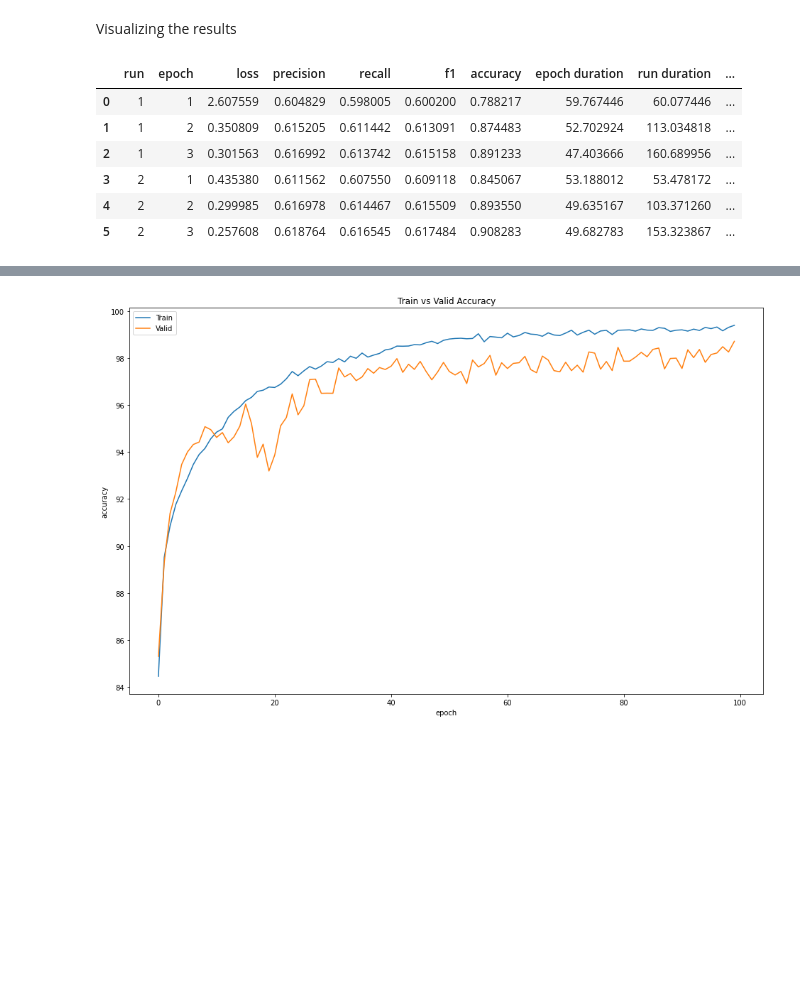
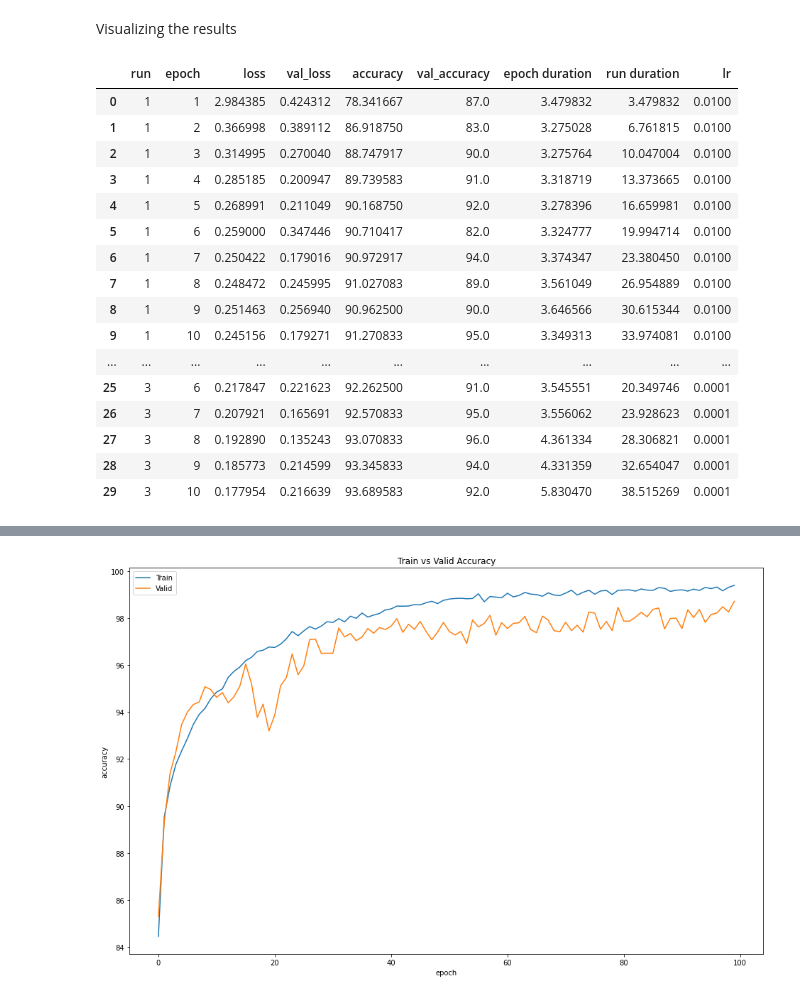
Before and after one commit to NUS-CS3244-AY2122S1-T42-Project/FashionMNIST, a Jupyter notebook: cNN_hyperparams.ipynb, the cells around one changed output, grey strips where cells are left out. Saved outputs shown, nothing was run; the diff lists cells and outputs as text; code cells hidden in the pictures; blank space fills up the shorter version.

```diff
--- a/cNN_tensorboard.ipynb
+++ b/cNN_hyperparams.ipynb
@@ -72,0 +71,12 @@ test_loader = DataLoader(train_set, batch_size=100)
+# %%
+# splitting into train and val data.
+# decided ratio: 80-20
+
+num_train = int(len(train_data) * 0.8)
+num_val = int(len(train_data) * 0.2)
+
+train_set, val_set = random_split(train_data, [num_train, num_val], generator=torch.Generator().manual_seed(42))
+# %%
+train_loader = DataLoader(train_set, shuffle=True, batch_size=100)
+test_loader = DataLoader(test_set, batch_size=100)
+val_loader = DataLoader(val_set, batch_size=100)
@@ -89,2 +102,4 @@ def output_label(label):
     input = (label.item() if type(label) == torch.Tensor else label)
     return output_mapping[input]
+# %%
+output_mapping_list = list(output_mapping.values())
@@ -395,57 +369,106 @@ def calculate_precision_recall_f1(y_true:torch.Tensor, y_pred:torch.Tensor, is_t
 # %%
 params = OrderedDict(
-    lr = [0.01, 0.001]
+    # lr = [0.01, 0.001]
+    lr = [0.01, 0.001, 0.0001],
 )
-epochs = 2
+epochs = 10
 # %%
 m = RunManager()
 model_list = []
+run_number = 1
+results_list = {}
 
 for run in RunBuilder.get_runs(params):
     model = FashionCNN()
     model.to(device)
-    loader = train_loader
     optimizer = optim.Adam(model.parameters(), lr=run.lr)
     error = nn.CrossEntropyLoss()
 
-    m.begin_run(run, model, loader)
+    m.begin_run(run, model, train_loader, val_loader)
 
     for epoch in range(epochs):
         m.begin_epoch()
 
-        for images, labels in loader:
+        for images, labels in train_loader:
+            model.train()
+
             # Transfering images and labels to GPU if available
             images, labels = images.to(device), labels.to(device)
 
             # Forward pass
             outputs = model(images)
             loss = error(outputs, labels)
-            precision, recall, fscore = calculate_precision_recall_f1(labels, outputs)
 
             # Initializing a gradient as 0 so there is no mixing of gradient among the batches
             optimizer.zero_grad()
 
             #Propagating the error backward
             loss.backward()
 
             # Optimizing the parameters
             optimizer.step()
 
             m.track_loss(loss)
-            m.track_precision(precision)
-            m.track_recall(recall)
-            m.track_f1(fscore)
             m.track_num_correct(outputs, labels)
+
+        # switch off autograd for evaluation; the validation step
+        with torch.no_grad():
+            # set the model in evaluation mode
+            model.eval()
+            # loop over the validation set
+            for val_images, val_labels in val_loader:
+                # send the input to the device
+                val_images, val_labels = images.to(device), labels.to(device)
+                # make the predictions and calculate the validation loss
+                pred = model(val_images)
+
+                val_loss = error(pred, val_labels)
+
+                # calculate the number of correct predictions
+                m.track_loss(val_loss, is_train=False)
+                m.track_num_correct(pred, val_labels, is_train=False)
         m.end_epoch()
     m.end_run()
     model_list.append(model)
 
+    # evaluate with test data
+    # turn off autograd for testing evaluation
+    with torch.no_grad():
+        # set the model in evaluation mode
+        model.eval()
+
+        # initialize a list to store our predictions
+        preds = []
+        labels = []
+        # loop over the test set
+        for test_images, test_labels in test_loader:
+            # send the input to the device
+            test_images = test_images.to(device)
+            # make the predictions and add them to the list
+            pred = model(test_images)
+            preds.extend(pred.argmax(axis=1).cpu().numpy())
+            labels.extend(test_labels.cpu())
+    # generate a classification report
+    results_list[run_number] = classification_report(np.array(labels),
+        np.array(preds), target_names=output_mapping_list)
+    run_number += 1
+
 m.save(fileName='run_data')
 # %% [output]
-|  | run | epoch | loss | precision | recall | f1 | accuracy | epoch duration | run duration | ... |
-| 0 | 1 | 1 | 2.607559 | 0.604829 | 0.598005 | 0.600200 | 0.788217 | 59.767446 | 60.077446 | ... |
-| 1 | 1 | 2 | 0.350809 | 0.615205 | 0.611442 | 0.613091 | 0.874483 | 52.702924 | 113.034818 | ... |
-| 2 | 1 | 3 | 0.301563 | 0.616992 | 0.613742 | 0.615158 | 0.891233 | 47.403666 | 160.689956 | ... |
-| 3 | 2 | 1 | 0.435380 | 0.611562 | 0.607550 | 0.609118 | 0.845067 | 53.188012 | 53.478172 | ... |
-| 4 | 2 | 2 | 0.299985 | 0.616978 | 0.614467 | 0.615509 | 0.893550 | 49.635167 | 103.371260 | ... |
-| 5 | 2 | 3 | 0.257608 | 0.618764 | 0.616545 | 0.617484 | 0.908283 | 49.682783 | 153.323867 | ... |
+|  | run | epoch | loss | val_loss | accuracy | val_accuracy | epoch duration | run duration | lr |
+| 0 | 1 | 1 | 2.984385 | 0.424312 | 78.341667 | 87.0 | 3.479832 | 3.479832 | 0.0100 |
+| 1 | 1 | 2 | 0.366998 | 0.389112 | 86.918750 | 83.0 | 3.275028 | 6.761815 | 0.0100 |
+| 2 | 1 | 3 | 0.314995 | 0.270040 | 88.747917 | 90.0 | 3.275764 | 10.047004 | 0.0100 |
+| 3 | 1 | 4 | 0.285185 | 0.200947 | 89.739583 | 91.0 | 3.318719 | 13.373665 | 0.0100 |
+| 4 | 1 | 5 | 0.268991 | 0.211049 | 90.168750 | 92.0 | 3.278396 | 16.659981 | 0.0100 |
+| 5 | 1 | 6 | 0.259000 | 0.347446 | 90.710417 | 82.0 | 3.324777 | 19.994714 | 0.0100 |
+| 6 | 1 | 7 | 0.250422 | 0.179016 | 90.972917 | 94.0 | 3.374347 | 23.380450 | 0.0100 |
+| 7 | 1 | 8 | 0.248472 | 0.245995 | 91.027083 | 89.0 | 3.561049 | 26.954889 | 0.0100 |
+| 8 | 1 | 9 | 0.251463 | 0.256940 | 90.962500 | 90.0 | 3.646566 | 30.615344 | 0.0100 |
+| 9 | 1 | 10 | 0.245156 | 0.179271 | 91.270833 | 95.0 | 3.349313 | 33.974081 | 0.0100 |
+| ... | ... | ... | ... | ... | ... | ... | ... | ... | ... |
+| 25 | 3 | 6 | 0.217847 | 0.221623 | 92.262500 | 91.0 | 3.545551 | 20.349746 | 0.0001 |
+| 26 | 3 | 7 | 0.207921 | 0.165691 | 92.570833 | 95.0 | 3.556062 | 23.928623 | 0.0001 |
+| 27 | 3 | 8 | 0.192890 | 0.135243 | 93.070833 | 96.0 | 4.361334 | 28.306821 | 0.0001 |
+| 28 | 3 | 9 | 0.185773 | 0.214599 | 93.345833 | 94.0 | 4.331359 | 32.654047 | 0.0001 |
+| 29 | 3 | 10 | 0.177954 | 0.216639 | 93.689583 | 92.0 | 5.830470 | 38.515269 | 0.0001 |
```
Also changed, not shown: parts of 12 cells of this notebook, 7 other files.
